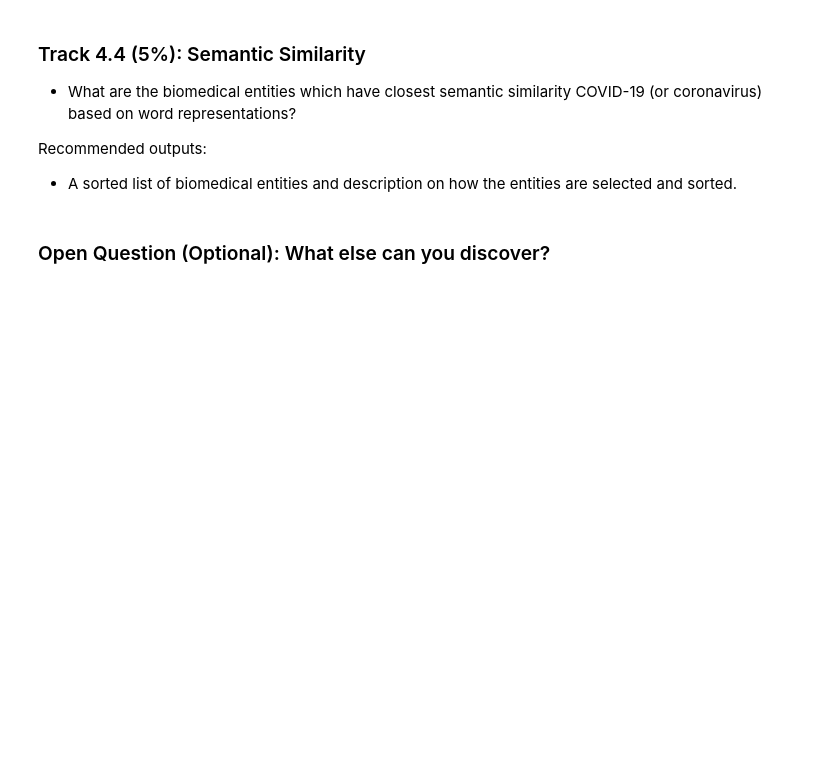
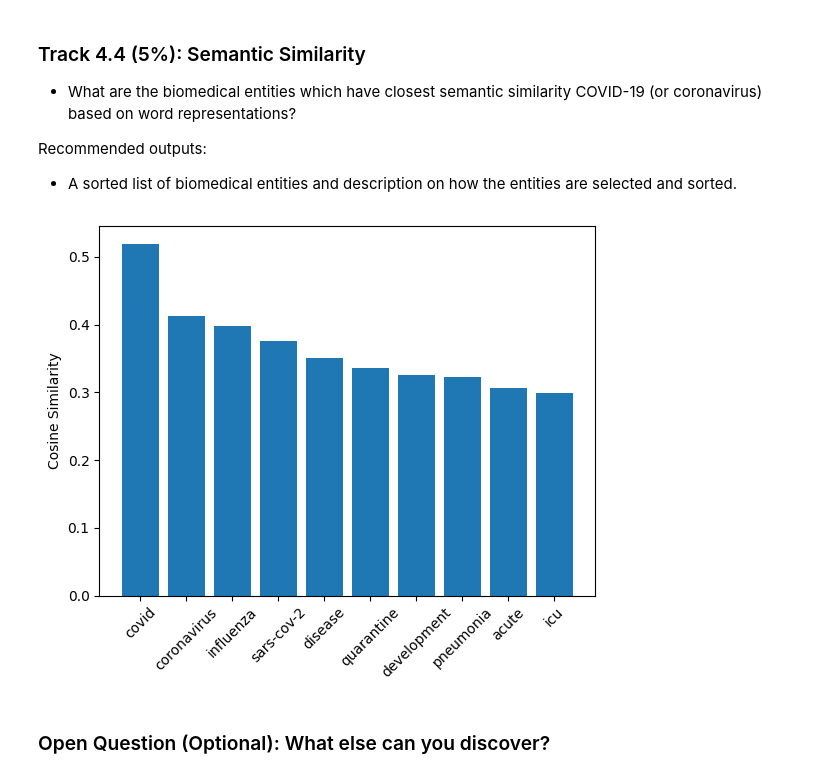
Before and after one commit to lonelyotter/CORD-19_Word_Representation, a Jupyter notebook: nlp_project.ipynb, the cells around one changed output. Cells and saved outputs as stored; diff of their text form; code cells hidden in the pictures; blank space fills up the shorter version.

```diff
--- a/nlp_project.ipynb
+++ b/nlp_project.ipynb
@@ -674,3 +752,51 @@ Recommended outputs:
+# %%
+import pandas as pd
+import matplotlib.pyplot as plt
+import pickle
+
+# Load the medical_dictionary.csv file
+biomedical_entities = pd.read_csv("./data/medical_dictionary.csv")
+
+# Extract the biomedical entities from the medical_dictionary.csv file
+biomedical_entities = " ".join(biomedical_entities.wordlist.tolist()).lower()
+biomedical_entities = set(biomedical_entities.split())
+
+# remove stopwords and digits
+with open('./data/stopwords.txt') as file:
+    stopwords = [line.strip('\'\n') for line in file.readlines()]
+    stopwords = set(stopwords)
+
+with open("./data/word2vector_skipgram.pkl", "rb") as f:
+    word2vec = pickle.load(f)
+
+for word in list(word2vec.keys()):
+    if word in stopwords or word.isdigit():
+        del word2vec[word]
+
+# Filter the word vectors for only the biomedical entities
+word2vector_in_paper = {}
+for key, value in word2vec.items():
+    if key in biomedical_entities:
+        word2vector_in_paper[key] = value
+
+# calculate the cosine similarity between the biomedical entities
+similarities = []
+for word, vector in word2vector_in_paper.items():
+    if word != 'covid-19':
+        similarity = np.dot(word2vector_in_paper['covid-19'], vector) / (
+            np.linalg.norm(word2vector_in_paper['covid-19']) *
+            np.linalg.norm(vector))
+        similarities.append((word, similarity))
+
+similarities.sort(key=lambda x: x[1], reverse=True)
+
+# visualize the top 10 similar biomedical entities
+plt.bar([x[0] for x in similarities[:10]], [x[1] for x in similarities[:10]])
+plt.xticks(rotation=45)
+plt.ylabel('Cosine Similarity')
+plt.show()
+# %% [output]
+[figure, added]
 # %% [markdown]
 ### Open Question (Optional): What else can you discover?
 # %%
```
Also changed, not shown: parts of 8 cells of this notebook.
